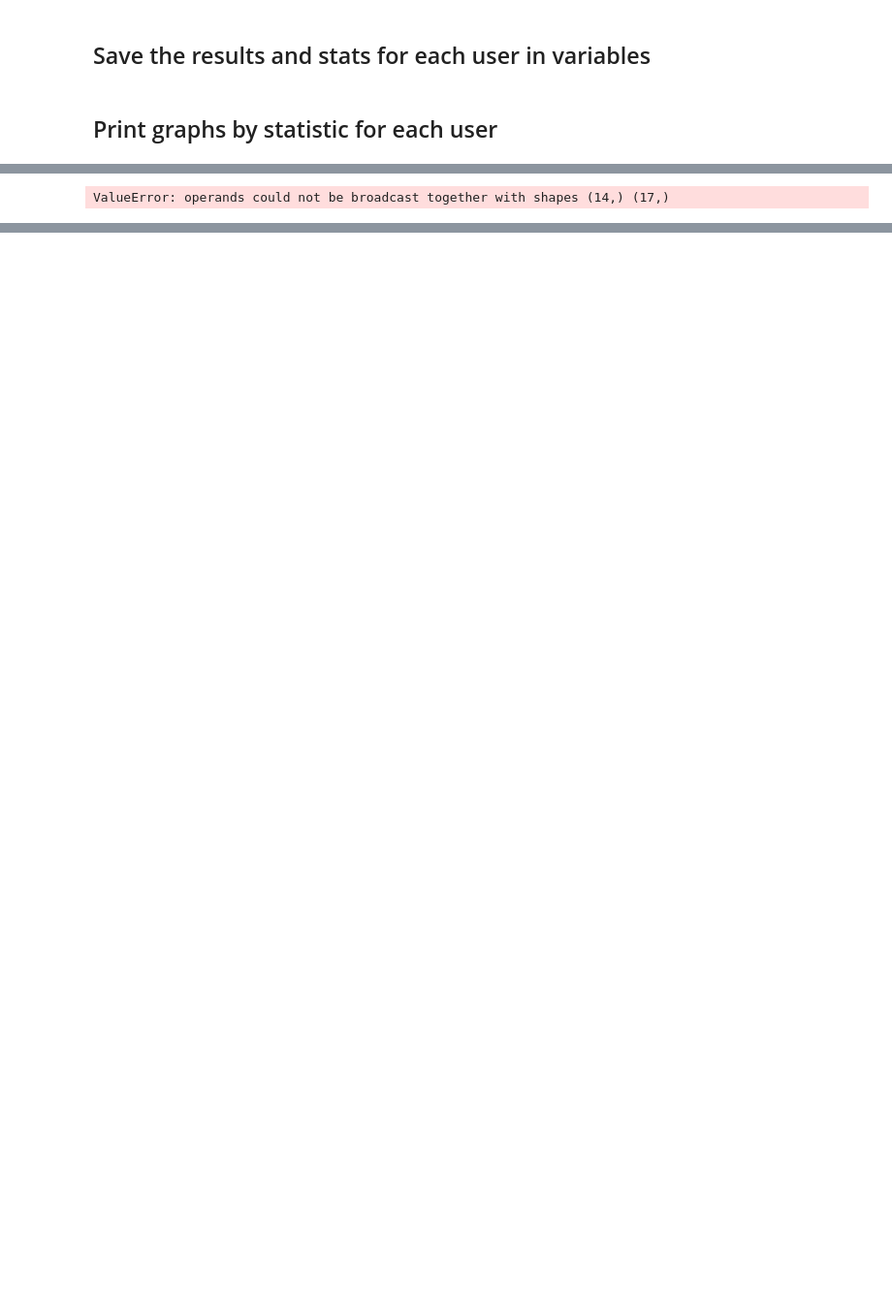
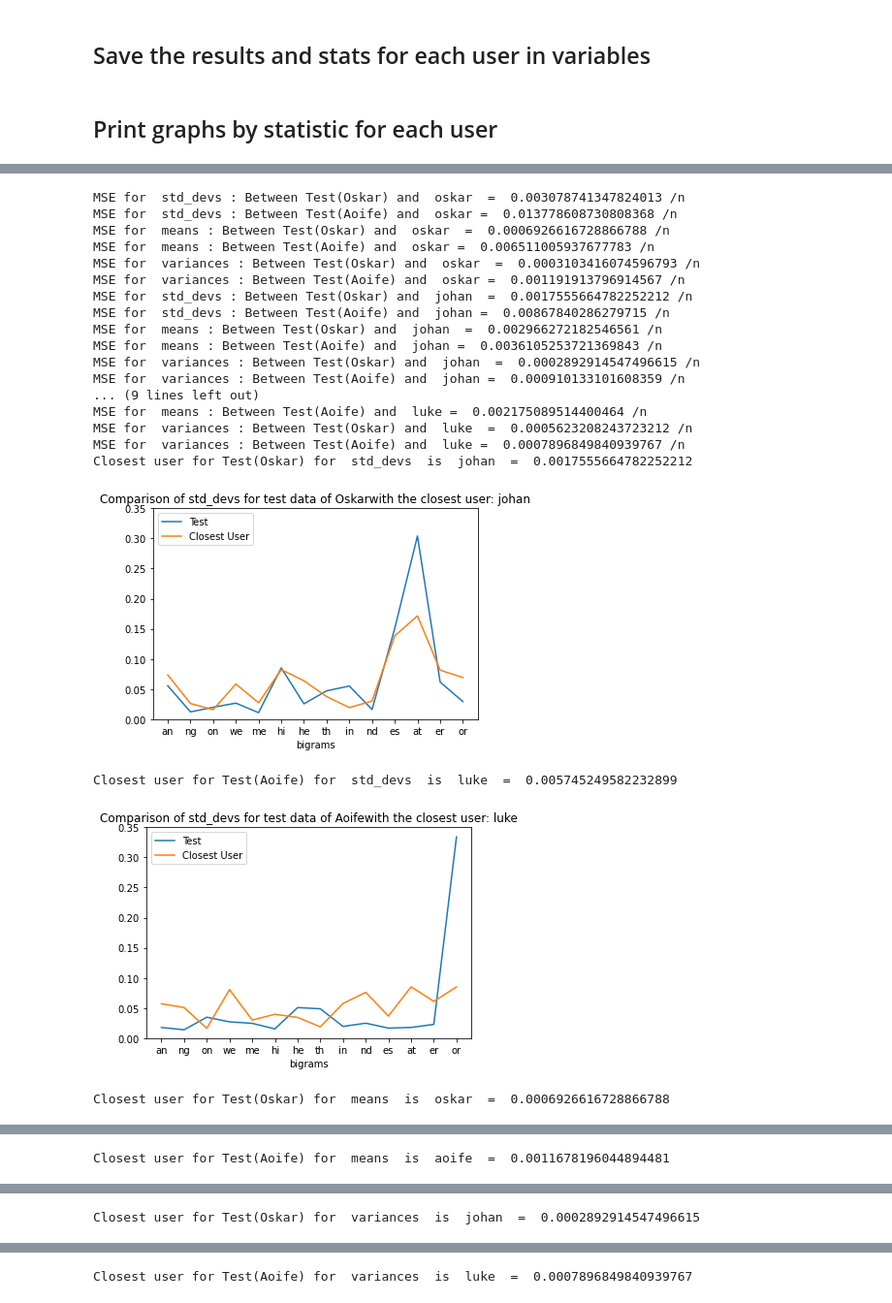
Before and after one commit to igoea20/keystrokeLogger, a Jupyter notebook: runner.ipynb, the cells around one changed output, grey strips where cells are left out. Shown at 97% size. Cells and saved outputs as stored; diff of their text form; code cells hidden in the pictures; blank space fills up the shorter version.

```diff
--- a/runner.ipynb
+++ b/runner.ipynb
@@ -40,24 +51,45 @@ for stat_key in stat_keys:
 # %%
 MSE_oskar = {}
 MSE_aoife = {}
 closest_user_oskar = {'std_devs': '', 'means': '', 'variances': ''}
 closest_user_aoife = {'std_devs': '', 'means': '', 'variances': ''}
 
 for user in users:
 	MSE_oskar[user] = {}
 	MSE_aoife[user] = {}
 	for stat_key in stat_keys:
 		MSE_oskar[user][stat_key] = mse(stats[user][stat_key], test_stats_oskar[stat_key])
 		MSE_aoife[user][stat_key] = mse(stats[user][stat_key], test_stats_aoife[stat_key])
-for stat_key in stat_keys:
-	print('MSE for ', stat_key, ':  Oskar = ', MSE['oskar'][stat_key], '/n')
-	print('MSE for ', stat_key, ':  Aoife = ', MSE['aoife'][stat_key], '/n')
+		print('MSE for ', stat_key, ': Between Test(Oskar) and ', user,' = ', MSE_oskar[user][stat_key], '/n')
+		print('MSE for ', stat_key, ': Between Test(Aoife) and ', user,'= ' , MSE_aoife[user][stat_key], '/n')
+
 
 for stat_key in stat_keys:
 	closest_user_oskar[stat_key] = find_closest_user(MSE_oskar, stat_key)
+	print('Closest user for Test(Oskar) for ', stat_key,' is ', closest_user_oskar[stat_key], ' = ', MSE_oskar[closest_user_oskar[stat_key]][stat_key])
+	print_closest_user_graph(stats, test_stats_oskar, closest_user_oskar[stat_key], stat_key, common_bigrams, 'Oskar')
 	closest_user_aoife[stat_key] = find_closest_user(MSE_aoife, stat_key)
-	print_graph(stats, stat_key, test_bigrams, users)
-	print_closest_user_graph(stats, test_stats_oskar, closest_user_oskar[stat_key], stat_key, test_bigrams, 'oskar')
-	print_closest_user_graph(stats, test_stats_aoife, closest_user_aoife[stat_key], stat_key, test_bigrams, 'aoife')
+	print('Closest user for Test(Aoife) for ', stat_key,' is ', closest_user_aoife[stat_key], ' = ', MSE_aoife[closest_user_aoife[stat_key]][stat_key])
+	print_closest_user_graph(stats, test_stats_aoife, closest_user_aoife[stat_key], stat_key, common_bigrams, 'Aoife')
 # %% [output]
-ValueError: operands could not be broadcast together with shapes (14,) (17,)
+MSE for  std_devs : Between Test(Oskar) and  oskar  =  0.003078741347824013 /n
+MSE for  std_devs : Between Test(Aoife) and  oskar =  0.013778608730808368 /n
+MSE for  means : Between Test(Oskar) and  oskar  =  0.0006926616728866788 /n
+MSE for  means : Between Test(Aoife) and  oskar =  0.006511005937677783 /n
+MSE for  variances : Between Test(Oskar) and  oskar  =  0.0003103416074596793 /n
+MSE for  variances : Between Test(Aoife) and  oskar =  0.001191913796914567 /n
+MSE for  std_devs : Between Test(Oskar) and  johan  =  0.0017555664782252212 /n
+MSE for  std_devs : Between Test(Aoife) and  johan =  0.00867840286279715 /n
+MSE for  means : Between Test(Oskar) and  johan  =  0.002966272182546561 /n
+MSE for  means : Between Test(Aoife) and  johan =  0.0036105253721369843 /n
+MSE for  variances : Between Test(Oskar) and  johan  =  0.0002892914547496615 /n
+MSE for  variances : Between Test(Aoife) and  johan =  0.000910133101608359 /n
+... (9 lines left out)
+MSE for  means : Between Test(Aoife) and  luke =  0.002175089514400464 /n
+MSE for  variances : Between Test(Oskar) and  luke  =  0.0005623208243723212 /n
+MSE for  variances : Between Test(Aoife) and  luke =  0.0007896849840939767 /n
+Closest user for Test(Oskar) for  std_devs  is  johan  =  0.0017555664782252212
+[figure, added]
+Closest user for Test(Aoife) for  std_devs  is  luke  =  0.005745249582232899
+[figure, added]
+Closest user for Test(Oskar) for  means  is  oskar  =  0.0006926616728866788
@@ -63,0 +97 @@ ValueError: operands could not be broadcast together with shapes (14,) (17,)
+Closest user for Test(Aoife) for  means  is  aoife  =  0.0011678196044894481
@@ -63,0 +99 @@ ValueError: operands could not be broadcast together with shapes (14,) (17,)
+Closest user for Test(Oskar) for  variances  is  johan  =  0.0002892914547496615
@@ -63,0 +101 @@ ValueError: operands could not be broadcast together with shapes (14,) (17,)
+Closest user for Test(Aoife) for  variances  is  luke  =  0.0007896849840939767
```
Also changed, not shown: parts of 4 cells of this notebook, 1 other file.
